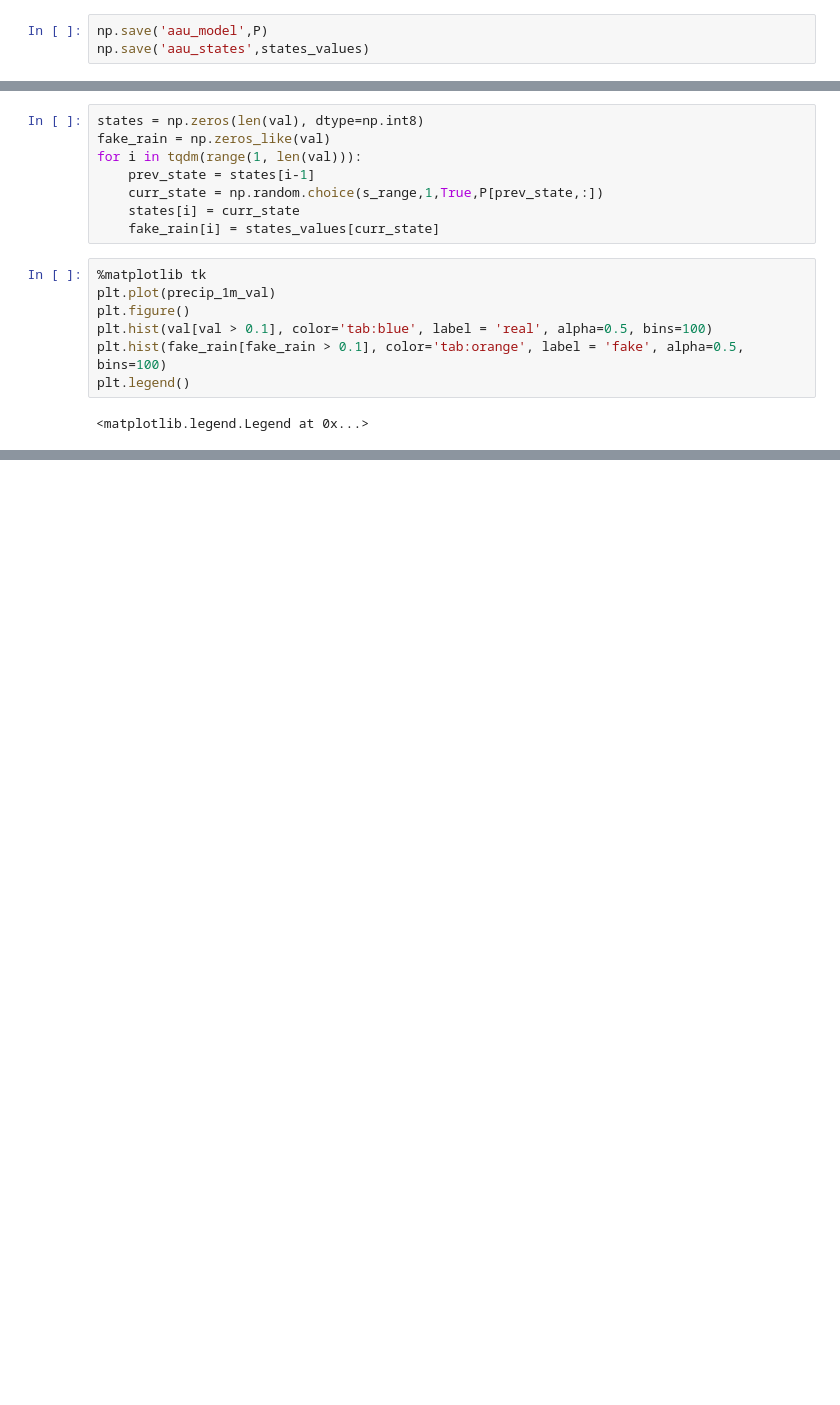
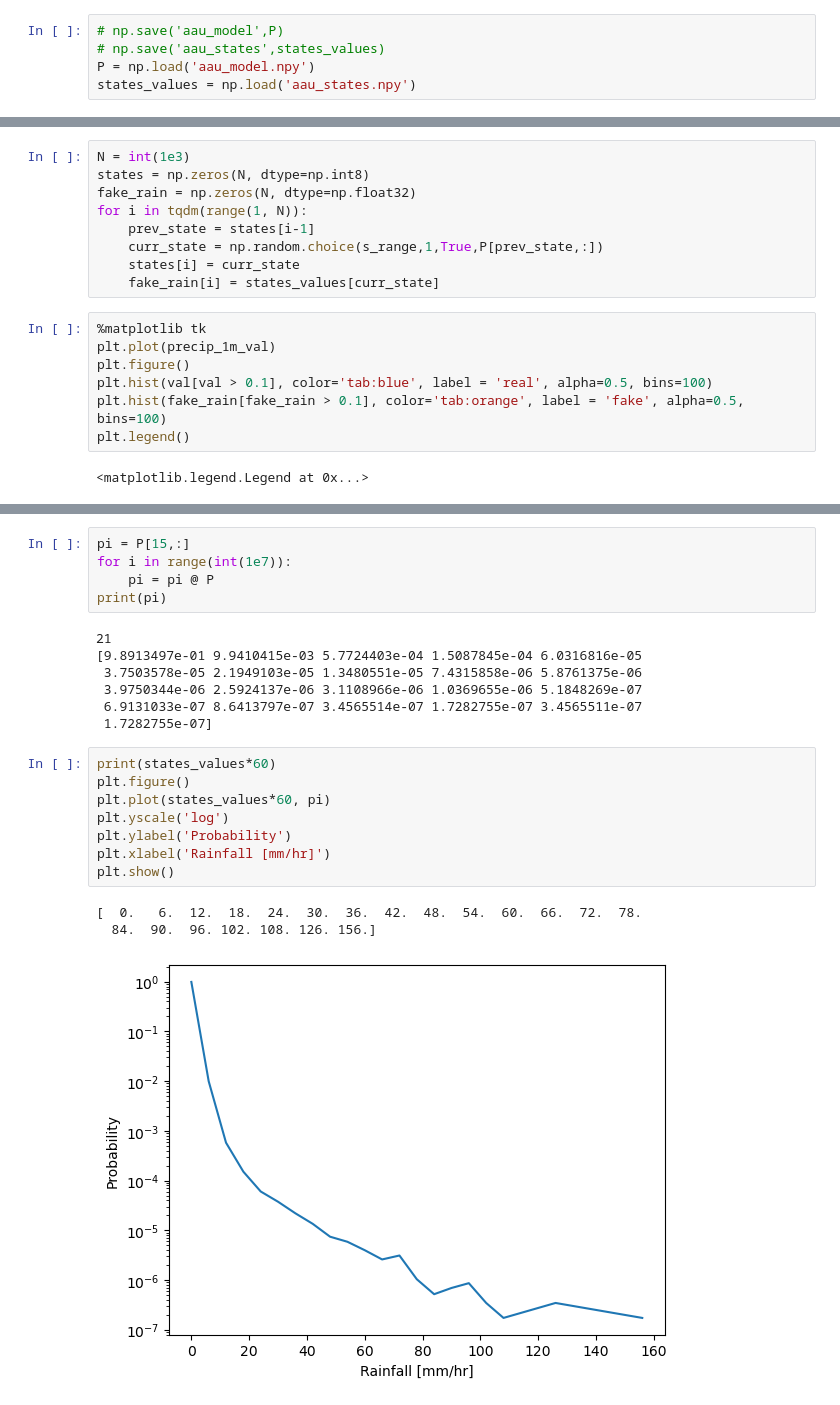
Before and after one commit to mani-sat/link_budget, a Jupyter notebook: aau_station/create_markov.ipynb, the cells around one changed output, grey strips where cells are left out. Cells and saved outputs as stored; diff of their text form; blank space fills up the shorter version.

Commit message:
Changes to plotting

```diff
--- a/aau_station/create_markov.ipynb
+++ b/aau_station/create_markov.ipynb
@@ -332,8 +332,10 @@ print(P)
   0.00000000e+00 0.00000000e+00 0.00000000e+00 0.00000000e+00
   0.00000000e+00]]
 # %%
-np.save('aau_model',P)
-np.save('aau_states',states_values)
+# np.save('aau_model',P)
+# np.save('aau_states',states_values)
+P = np.load('aau_model.npy')
+states_values = np.load('aau_states.npy')
 # %%
 import seaborn as sns
 import matplotlib.pyplot as plt
@@ -364,9 +353,10 @@ ax1.set_title("Markov Transition Matrix Heatmap")
 plt.tight_layout()
 plt.show()
 # %%
-states = np.zeros(len(val), dtype=np.int8)
-fake_rain = np.zeros_like(val)
-for i in tqdm(range(1, len(val))):
+N = int(1e3)
+states = np.zeros(N, dtype=np.int8)
+fake_rain = np.zeros(N, dtype=np.float32)
+for i in tqdm(range(1, N)):
     prev_state = states[i-1]
     curr_state = np.random.choice(s_range,1,True,P[prev_state,:])
     states[i] = curr_state
@@ -391,0 +382,24 @@ plt.legend()
+# %%
+pi = P[15,:]
+for i in range(int(1e7)):
+    pi = pi @ P
+print(pi)
+# %% [output]
+21
+[9.8913497e-01 9.9410415e-03 5.7724403e-04 1.5087845e-04 6.0316816e-05
+ 3.7503578e-05 2.1949103e-05 1.3480551e-05 7.4315858e-06 5.8761375e-06
+ 3.9750344e-06 2.5924137e-06 3.1108966e-06 1.0369655e-06 5.1848269e-07
+ 6.9131033e-07 8.6413797e-07 3.4565514e-07 1.7282755e-07 3.4565511e-07
+ 1.7282755e-07]
+# %%
+print(states_values*60)
+plt.figure()
+plt.plot(states_values*60, pi)
+plt.yscale('log')
+plt.ylabel('Probability')
+plt.xlabel('Rainfall [mm/hr]')
+plt.show()
+# %% [output]
+[  0.   6.  12.  18.  24.  30.  36.  42.  48.  54.  60.  66.  72.  78.
+  84.  90.  96. 102. 108. 126. 156.]
+[figure, added]
```
Also changed, not shown: parts of 2 cells of this notebook.
